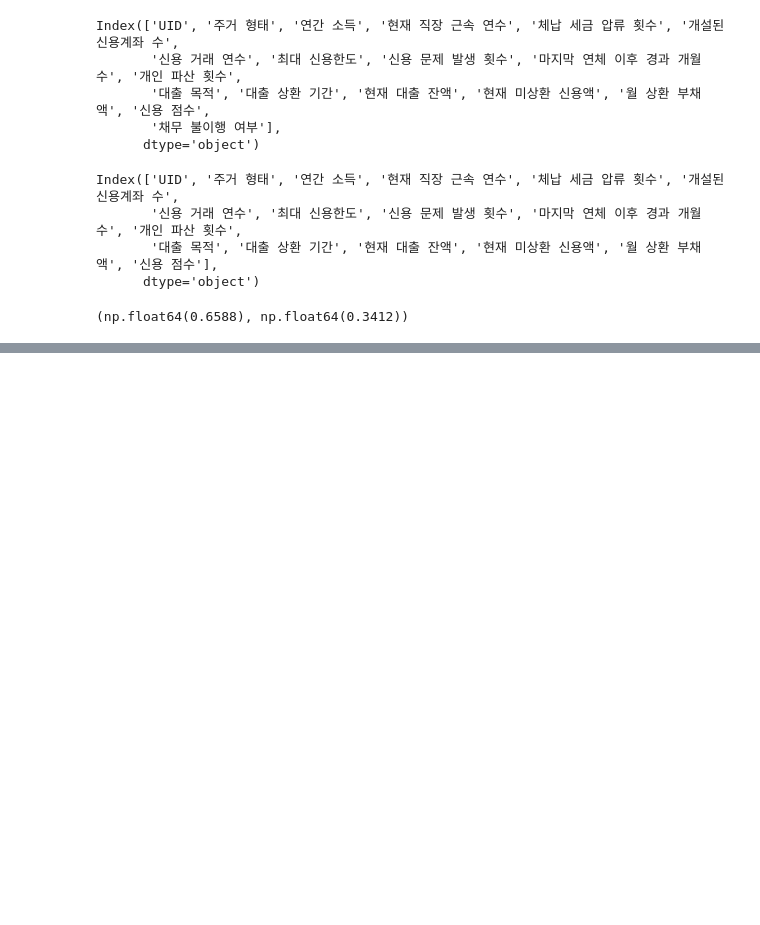
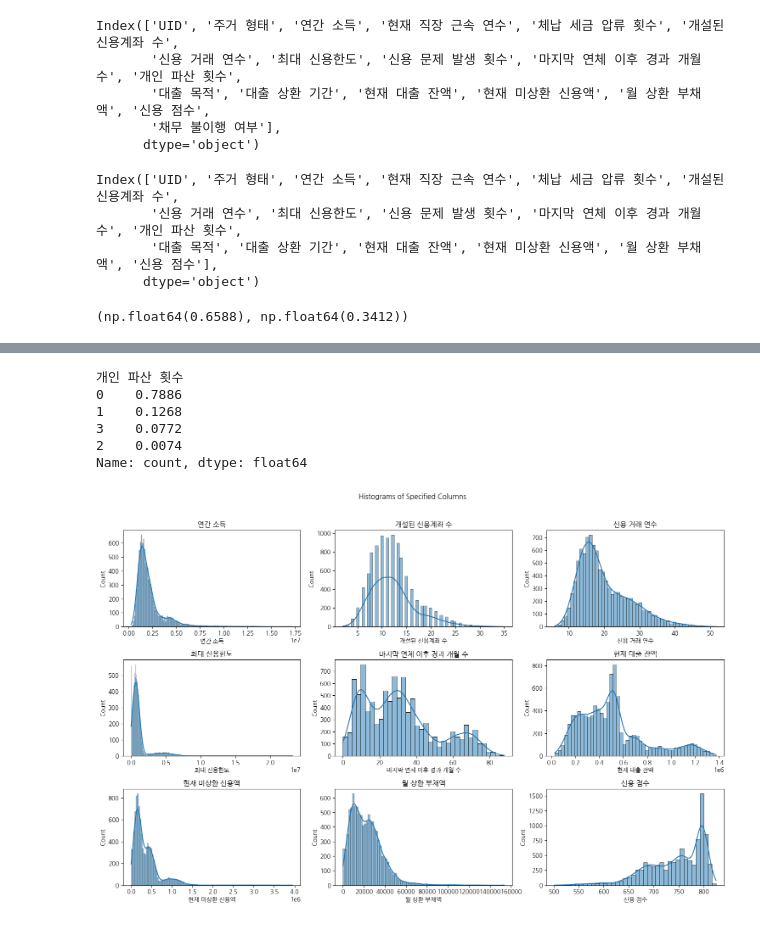
Before and after one commit to yuuunong/prediction-of-default, a Jupyter notebook: EDA1.ipynb, the cells around one changed output, grey strips where cells are left out. Drawn from its saved outputs; the diff is of its cells as text; code cells hidden in the pictures; blank space fills up the shorter version.

```diff
--- a/EDA1.ipynb
+++ b/EDA1.ipynb
@@ -344,10 +126,0 @@ for column, count in outlier_counts.items():
-# %%
-plt.figure(figsize=(15, 10))
-for i, column in enumerate(columns_to_plot, 1):
-    plt.subplot(3, 3, i)
-    sns.boxplot(data=np.log1p(train_num[column]))
-    plt.title(column)
-
-plt.suptitle('Boxplots of Specified Columns')
-plt.tight_layout(rect=[0, 0, 1, 0.96])
-plt.show()
@@ -402,11 +126,0 @@ for column, count in outlier_counts.items():
-# %%
-plt.figure(figsize=(15, 10))
-
-for i, column in enumerate(columns_to_plot, 1):
-    plt.subplot(3, 3, i)
-    sns.histplot(np.log(train_num[column]), bins=30, kde=True)
-    plt.title(column)
-
-plt.suptitle('Histograms of Specified Columns')
-plt.tight_layout(rect=[0, 0, 1, 0.96])
-plt.show()
@@ -422,0 +177,10 @@ sns.heatmap(train_corr, cmap='coolwarm')
+# %%
+# 개인 파산 횟수 비율
+train_df_num['개인 파산 횟수'].value_counts() / len(train_df_num)
+# %% [output]
+개인 파산 횟수
+0    0.7886
+1    0.1268
+3    0.0772
+2    0.0074
+Name: count, dtype: float64
@@ -422,0 +191,21 @@ sns.heatmap(train_corr, cmap='coolwarm')
+# %%
+# 나머지 수치형 데이터 시각화
+
+columns = [
+    '연간 소득', '개설된 신용계좌 수', '신용 거래 연수', '최대 신용한도',
+    '마지막 연체 이후 경과 개월 수', '현재 대출 잔액', '현재 미상환 신용액',
+    '월 상환 부채액', '신용 점수'
+]
+
+plt.figure(figsize=(15, 10))
+
+for i, column in enumerate(columns, 1):
+    plt.subplot(3, 3, i)
+    sns.histplot(train_df_num[column], kde=True)
+    plt.title(column)
+
+plt.suptitle('Histograms of Specified Columns')
+plt.tight_layout(rect=[0, 0, 1, 0.96])
+plt.show()
+# %% [output]
+[figure, added]
```
Also changed, not shown: parts of 61 cells of this notebook.
